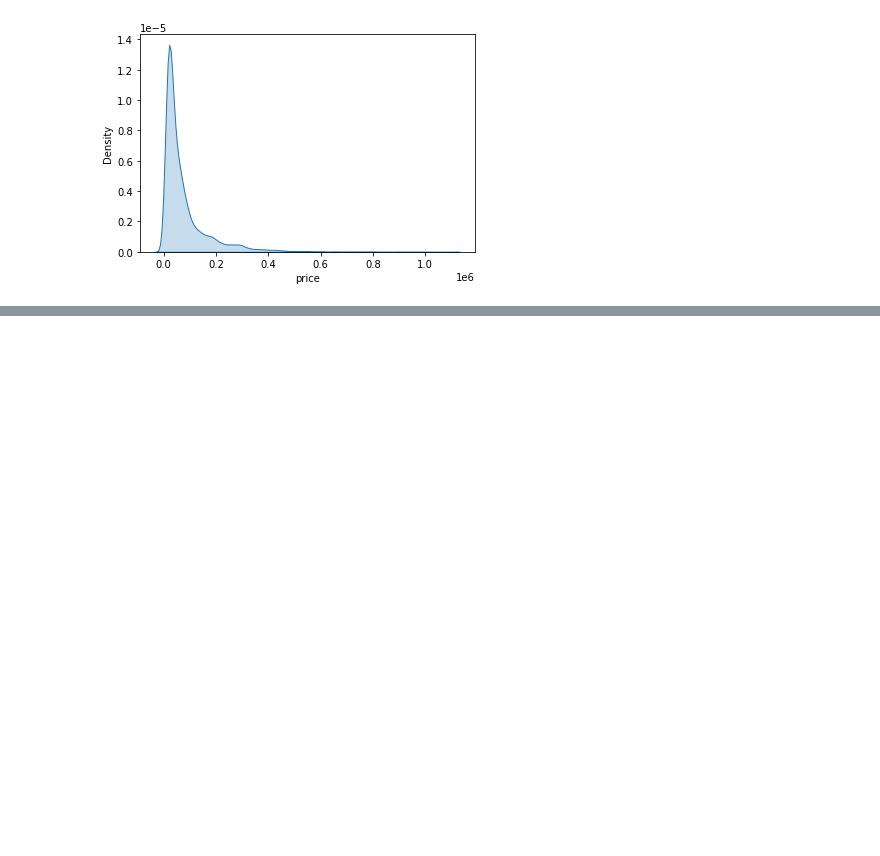
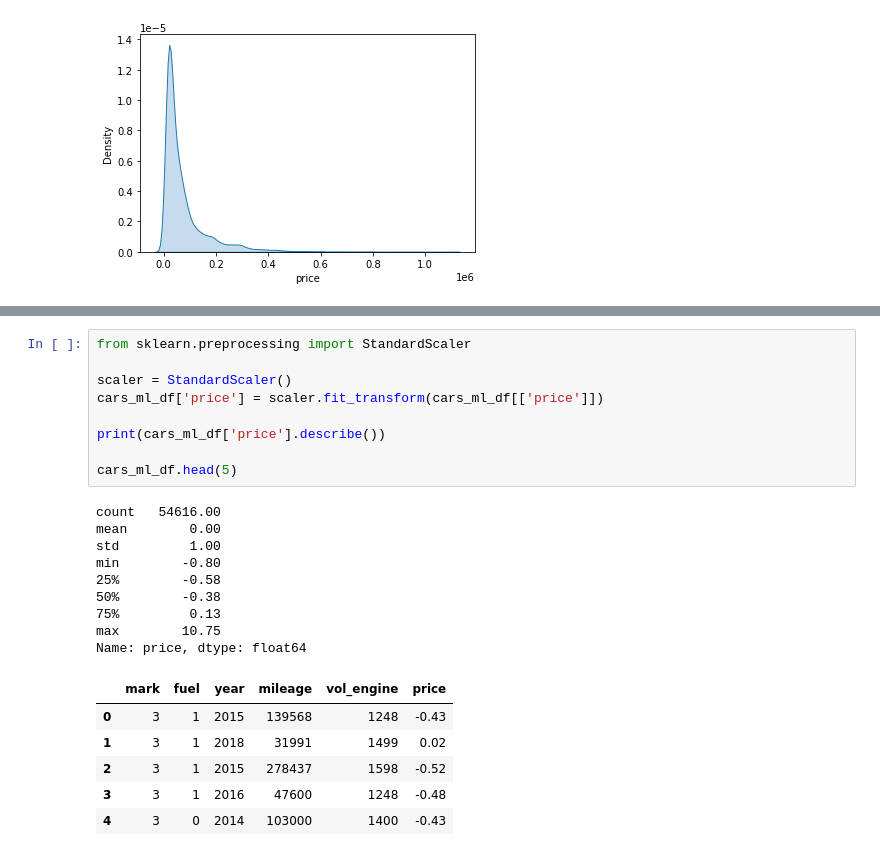
Before and after one commit to cinkonaap/ml-light-talk-02-2022, a Jupyter notebook: LearnNotebook.ipynb, the cells around one changed output, grey strips where cells are left out. Drawn from its saved outputs; the diff is of its cells as text; blank space fills up the shorter version.

Commit message:
add continous data transform example

```diff
--- a/LearnNotebook.ipynb
+++ b/LearnNotebook.ipynb
@@ -428,3 +421,28 @@ Index(['audi', 'bmw', 'ford', 'opel', 'volkswagen'], dtype='object')
+# %%
+from sklearn.preprocessing import StandardScaler
+
+scaler = StandardScaler()
+cars_ml_df['price'] = scaler.fit_transform(cars_ml_df[['price']])
+
+print(cars_ml_df['price'].describe())
+
+cars_ml_df.head(5)
+# %% [output]
+count   54616.00
+mean        0.00
+std         1.00
+min        -0.80
+25%        -0.58
+50%        -0.38
+75%         0.13
+max        10.75
+Name: price, dtype: float64
+|  | mark | fuel | year | mileage | vol_engine | price |
+| 0 | 3 | 1 | 2015 | 139568 | 1248 | -0.43 |
+| 1 | 3 | 1 | 2018 | 31991 | 1499 | 0.02 |
+| 2 | 3 | 1 | 2015 | 278437 | 1598 | -0.52 |
+| 3 | 3 | 1 | 2016 | 47600 | 1248 | -0.48 |
+| 4 | 3 | 0 | 2014 | 103000 | 1400 | -0.43 |
 # %%
 from tensorflow.keras.models import Sequential
 from tensorflow.keras.layers import Dense
```
Also changed, not shown: parts of 8 cells of this notebook.
